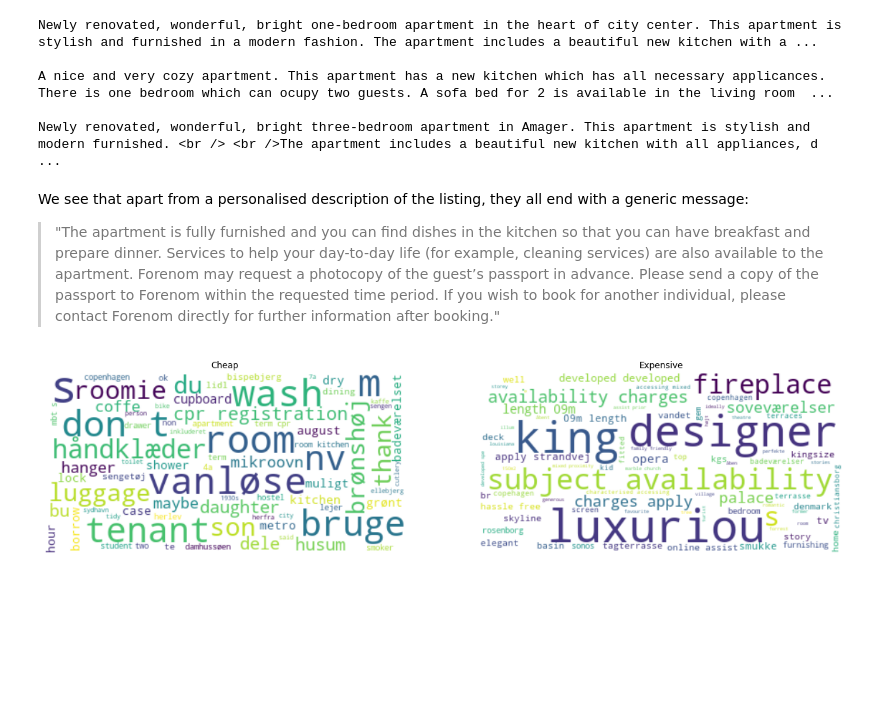
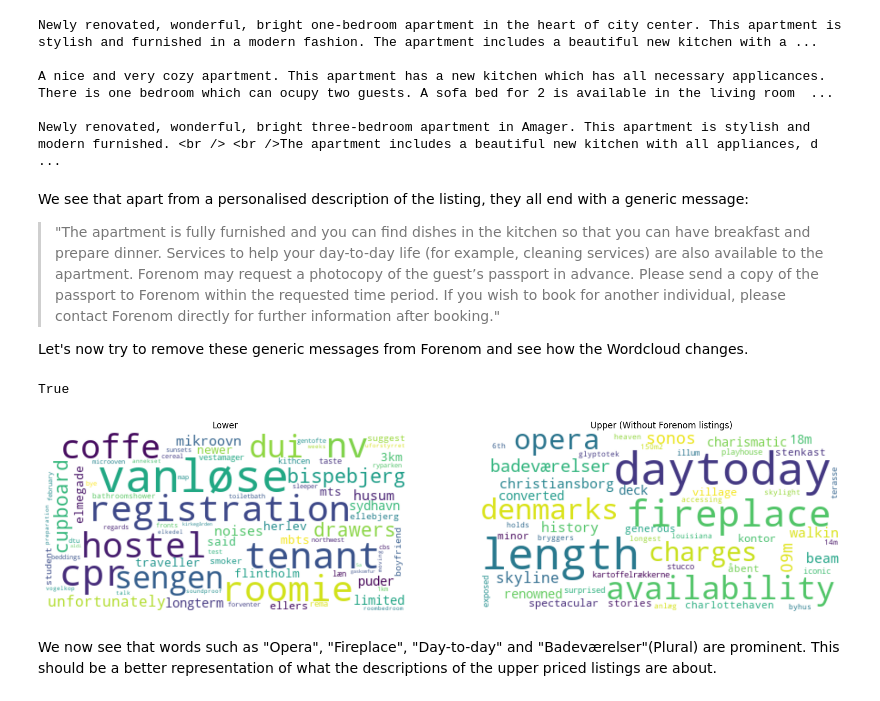
Before and after one commit to s180820/42184_AirbnbProject, a Jupyter notebook: 03_ExploratoryComponent_WordCloud.ipynb, the cells around one changed output. Saved outputs shown, nothing was run; the diff lists cells and outputs as text; code cells hidden in the pictures; blank space fills up the shorter version.

Commit message:
færdiggjort wordcloud nb

```diff
--- a/03_ExploratoryComponent_WordCloud.ipynb
+++ b/03_ExploratoryComponent_WordCloud.ipynb
@@ -20,15 +20,15 @@ The host of a listing is free to describe it however they'd like. Text fields ar
 
 Let's start off by defining which quantiles we want to use for the upper and lower pricings. We'll go for 0.9 and 0.1, respectively to limit the amount of listings.
 # %%
-listings_upper = listings[listings['price']>listings['price'].quantile(0.9)]
-listings_lower = listings[listings['price']<listings['price'].quantile(0.1)]
+listings_upper = listings[listings['price']>listings['price'].quantile(0.9)].fillna("")
+listings_lower = listings[listings['price']<listings['price'].quantile(0.1)].fillna("")
 # %% [markdown]
 We have to do some preprocessing. As mentioned these are text fields that can contain anything that the host might put in it, therefore some filtering is in place to limit the amount of different tokens.
 
 We'll start off by removing certain HTML tags, use regex to remove any punctuation (periods, commas, etc.)) and lower-casing all the words.
 # %%
 def preprocess(description_series):
-    s = " ".join(description_series.fillna("").to_list())
+    s = " ".join(description_series.to_list())
     s = s.replace("<br />", " ").replace("<b>", " ").replace("</b>", " ")
     s = re.sub(r'[^\w\s]', '', s)
     s = s.lower()
@@ -126,3 +126,5 @@ Newly renovated, wonderful, bright three-bedroom apartment in Amager. This apart
 # %% [markdown]
 We see that apart from a personalised description of the listing, they all end with a generic message:
 > "The apartment is fully furnished and you can find dishes in the kitchen so that you can have breakfast and prepare dinner. Services to help your day-to-day life (for example, cleaning services) are also available to the apartment. Forenom may request a photocopy of the guest’s passport in advance. Please send a copy of the passport to Forenom within the requested time period. If you wish to book for another individual, please contact Forenom directly for further information after booking."
+
+Let's now try to remove these generic messages from Forenom and see how the Wordcloud changes.
@@ -131,15 +131,25 @@ e = [t for t in expensive if t in pd.Series(expensive).value_counts()[(pd.Series
+# %%
+"daytoday" in upper_exclusive_set
+# %% [output]
+True
 # %%
-wordcloud_c = WordCloud(max_font_size=50, max_words=75, background_color="white").generate(" ".join(cheap))
-wordcloud_e = WordCloud(max_font_size=50, max_words=75, background_color="white").generate(" ".join(e))
+upper_no_forenom = preprocess(listings_upper[~listings_upper["description"].str.contains("Forenom")]["description"])
+upper_no_forenom_exclusive_set = set(upper_no_forenom.split()).difference(set(text_lower.split()))
+upper_no_forenom_exclusive = [x for y in [[word]*upper_VC[word] for word in upper_no_forenom_exclusive_set] for x in y]
+random.shuffle(upper_no_forenom_exclusive)
+
+wordcloud_u = WordCloud(max_font_size=50, max_words=50, background_color="white").generate(" ".join(upper_no_forenom_exclusive))
 
 # Display the generated image:
 fig, axs = plt.subplots(1, 2, figsize=(20, 10))
-axs[0].imshow(wordcloud_c, interpolation="bilinear")
+axs[0].imshow(wordcloud_l, interpolation="bilinear")
 axs[0].axis("off")
-axs[0].set_title('Cheap')
-axs[1].imshow(wordcloud_e, interpolation="bilinear")
+axs[0].set_title('Lower')
+axs[1].imshow(wordcloud_u, interpolation="bilinear")
 axs[1].axis("off")
-axs[1].set_title('Expensive')
+axs[1].set_title('Upper (Without Forenom listings)')
 plt.show()
 # %% [output]
-[figure, old version]
+[figure, new version]
+# %% [markdown]
+We now see that words such as "Opera", "Fireplace", "Day-to-day" and "Badeværelser"(Plural) are prominent. This should be a better representation of what the descriptions of the upper priced listings are about.
```
Also changed, not shown: parts of 3 cells of this notebook.
